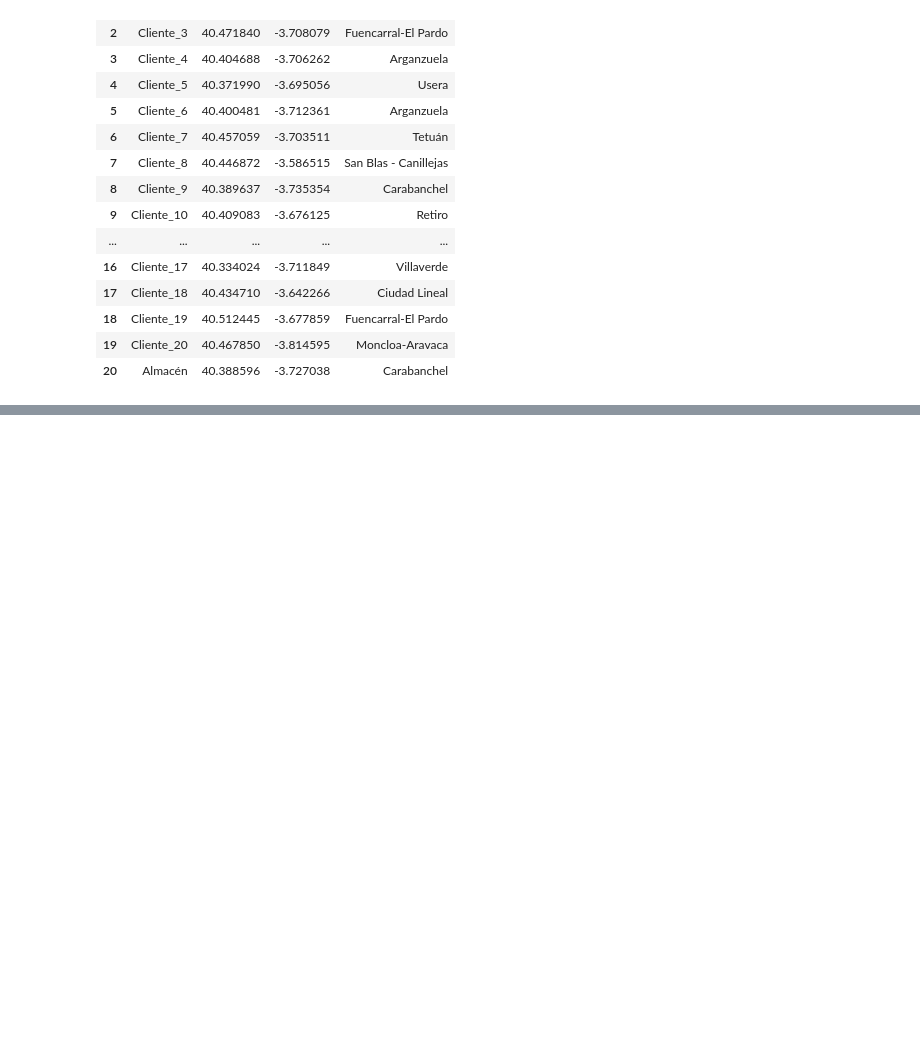
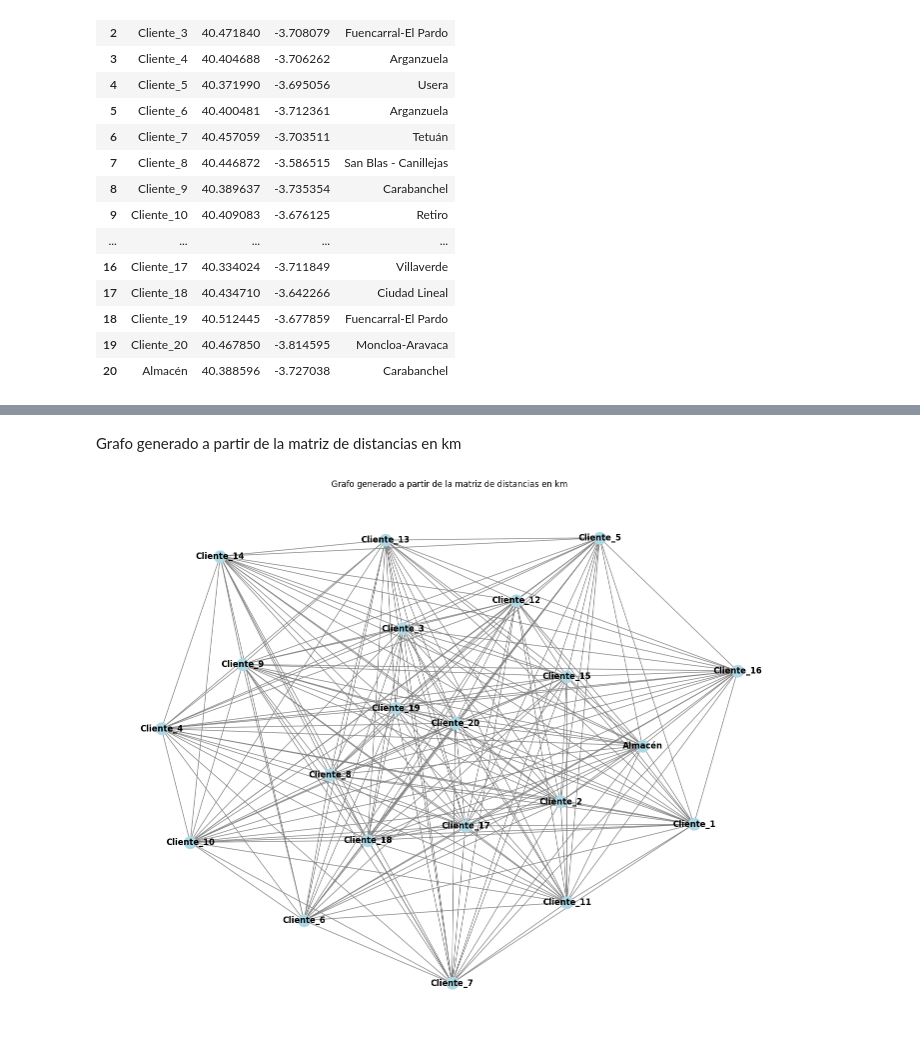
Before and after one commit to kikemocha/Distribution_of_perishable_goods, a Jupyter notebook: AnalisisPrediccion.ipynb, the cells around one changed output, grey strips where cells are left out. Saved outputs shown, nothing was run; the diff lists cells and outputs as text; code cells hidden in the pictures; blank space fills up the shorter version.

```diff
--- a/AnalisisPrediccion.ipynb
+++ b/AnalisisPrediccion.ipynb
@@ -256,0 +290,30 @@ fig.show()
+# %% [markdown]
+Grafo generado a partir de la matriz de distancias en km
+# %%
+
+# Convertir la matriz de distancias a una lista de aristas
+edges = []
+for i, source in enumerate(df_distance_km.columns):
+    for j, target in enumerate(df_distance_km.columns):
+        if i != j:  # Excluir distancias de un nodo consigo mismo
+            weight = round(df_distance_km.iloc[i, j], 2)
+            edges.append((source, target, weight))
+
+# Crear el grafo en NetworkX
+G = nx.Graph()
+G.add_weighted_edges_from(edges)
+
+# Representación gráfica del grafo
+fig, ax = plt.subplots(figsize=(18, 14))
+pos = nx.spring_layout(G, seed=42)  # Layout para mantener posiciones consistentes
+nx.draw(G, pos, with_labels=True, ax=ax, node_color='lightblue', edge_color='gray', font_weight='bold')
+
+# Mostrar pesos en las aristas
+#edge_labels = nx.get_edge_attributes(G, 'weight')
+#nx.draw_networkx_edge_labels(G, pos, edge_labels=edge_labels, font_size=8)
+
+
+plt.title("Grafo generado a partir de la matriz de distancias en km")
+plt.show()
+# %% [output]
+[figure, added]
```
Also changed, not shown: parts of 9 cells of this notebook, 1 other file.
